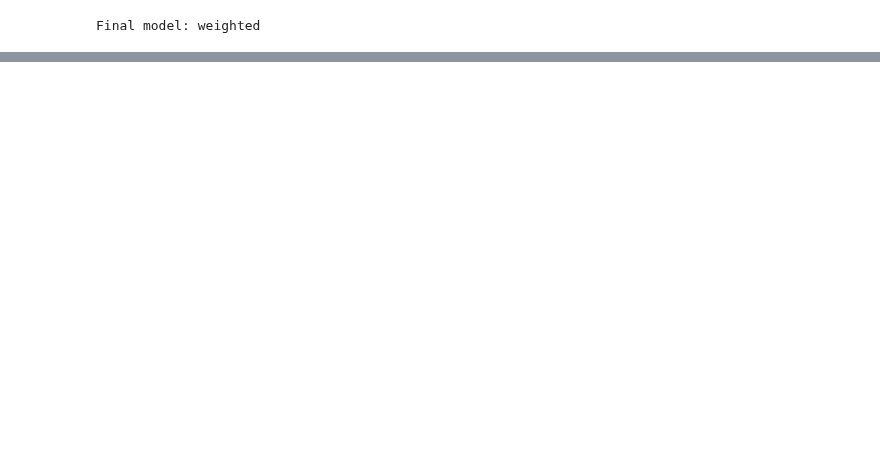
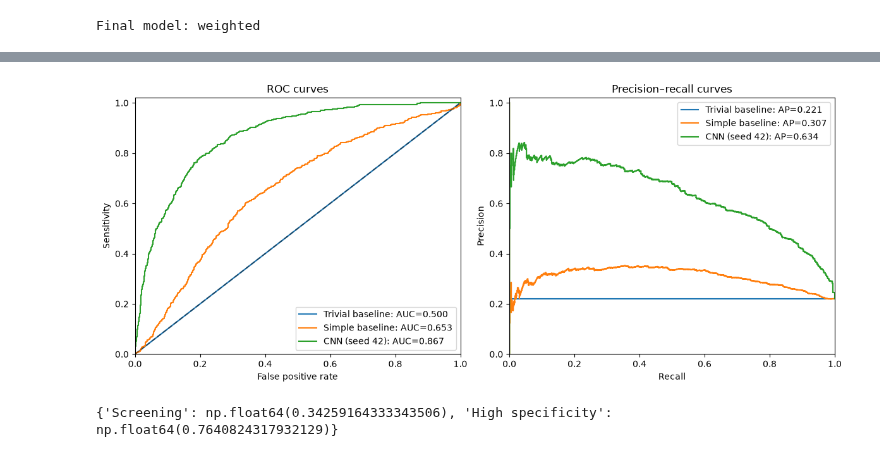
Before and after one commit to blackeyh/medical_imaging_assginment1, a Jupyter notebook: 25011143_ENG2440_A1.ipynb, the cells around one changed output, grey strips where cells are left out. Cells and saved outputs as stored; diff of their text form; code cells hidden in the pictures; blank space fills up the shorter version.

```diff
--- a/25011143_ENG2440_A1.ipynb
+++ b/25011143_ENG2440_A1.ipynb
@@ -898,0 +987,4 @@ KeyboardInterrupt:
+# %%
+loss_fn = nn.BCEWithLogitsLoss(
+    pos_weight=positive_weight.to(device)
+)
@@ -898,0 +1358,65 @@ KeyboardInterrupt:
+# %%
+
+from sklearn.metrics import (
+    roc_curve, roc_auc_score,
+    precision_recall_curve, average_precision_score
+)
+y_test = np.load("data/y_test.npy")
+
+models = {
+    "Trivial baseline": np.zeros(len(y_test)),
+    "Simple baseline": np.load("outputs/baseline_weighted_test.npy").ravel(),
+    "CNN (seed 42)": np.load("outputs/seed42_stage2_test.npy").ravel()
+}
+# %%
+fig, axes = plt.subplots(1, 2, figsize=(12, 5))
+
+for name, probs in models.items():
+    fpr, tpr, _ = roc_curve(y_test, probs)
+    auc = roc_auc_score(y_test, probs)
+
+    axes[0].plot(fpr, tpr, label=f"{name}: AUC={auc:.3f}")
+
+    precision, recall, _ = precision_recall_curve(y_test, probs)
+    ap = average_precision_score(y_test, probs)
+
+    axes[1].step(
+        recall, precision, where="post",
+        label=f"{name}: AP={ap:.3f}"
+    )
+
+axes[0].plot([0, 1], [0, 1], "k--", alpha=0.4)
+axes[0].set(xlabel="False positive rate", ylabel="Sensitivity", title="ROC curves")
+
+axes[1].set(xlabel="Recall", ylabel="Precision", title="Precision–recall curves")
+
+for ax in axes:
+    ax.set_xlim(0, 1)
+    ax.set_ylim(0, 1.02)
+    ax.legend()
+
+plt.tight_layout()
+plt.savefig("outputs/test_roc_pr_curves.png", dpi=300)
+plt.show()
+# %% [output]
+[figure, added]
+# %%
+y_val = np.load("data/y_val.npy")
+val_probs = np.load("outputs/seed42_stage2_val.npy").ravel()
+
+fpr, tpr, thresholds = roc_curve(
+    y_val, val_probs, drop_intermediate=False
+)
+
+chosen_thresholds = {
+    "Screening": thresholds[tpr >= 0.90].max(),
+    "High specificity": thresholds[(1 - fpr) >= 0.90].min()
+}
+
+print(chosen_thresholds)
+
+pd.Series(chosen_thresholds, name="threshold").to_csv(
+    "outputs/seed42_thresholds.csv"
+)
+# %% [output]
+{'Screening': np.float64(0.34259164333343506), 'High specificity': np.float64(0.7640824317932129)}
```
Also changed, not shown: parts of 51 cells of this notebook.
